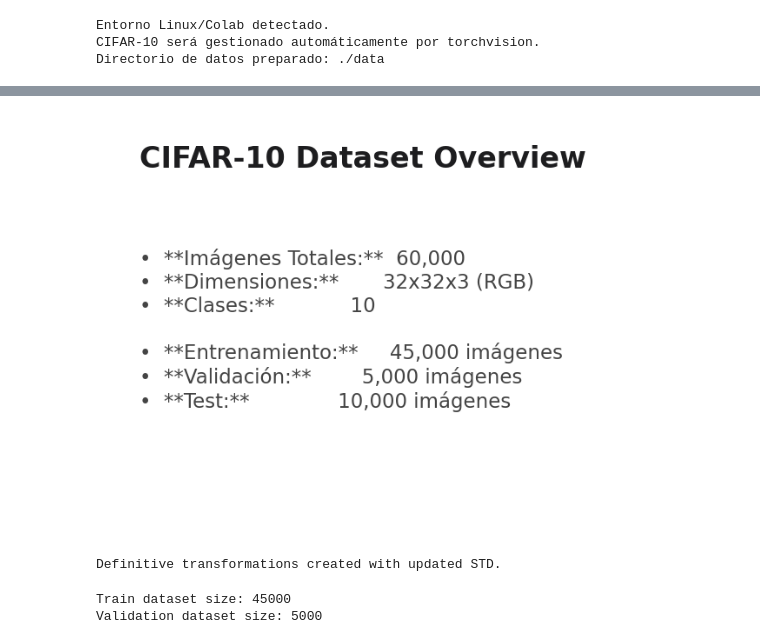
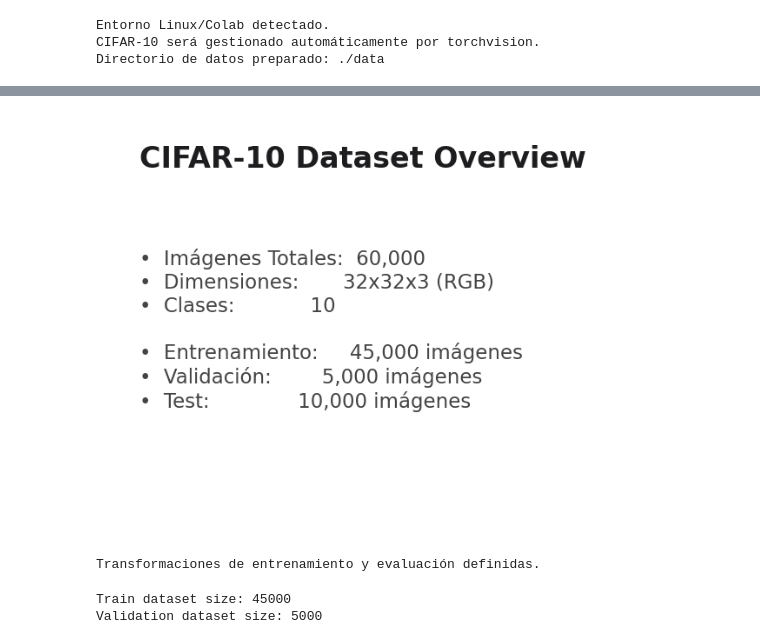
Before and after one commit to luisferojedat/claimai-policy-analyzer, a Jupyter notebook: Actividad2_CNN_LFOT(1).ipynb, the cells around one changed output, grey strips where cells are left out. Saved outputs shown, nothing was run; the diff lists cells and outputs as text; code cells hidden in the pictures.

```diff
--- a/Actividad2_CNN_LFOT(1).ipynb
+++ b/Actividad2_CNN_LFOT(1).ipynb
@@ -145,6 +133,11 @@ import numpy as np
 
 # categoria que corresponde a cada numero
 desc = ['Avion', 'Automovil', 'Pajaro', 'Gato', 'Ciervo', 'Perro', 'Rana', 'Caballo', 'Barco', 'Camion']
+
+classes = [
+    "airplane", "automobile", "bird", "cat", "deer",
+    "dog", "frog", "horse", "ship", "truck"
+]
 
 # ==============================================================================
 # Tarjeta de Resumen de Datos (Visualización Estilo Apple Minimalista)
@@ -153,43 +146,43 @@ desc = ['Avion', 'Automovil', 'Pajaro', 'Gato', 'Ciervo', 'Perro', 'Rana', 'Caba
 # Recopilar la información del dataset
 num_classes = len(desc)
 image_dims = "32x32x3 (RGB)"
 train_count = 45000
 val_count = 5000
 test_count = 10000
 total_images = train_count + val_count + test_count
 
 # Crear la figura y los ejes
 fig, ax = plt.subplots(figsize=(6, 4), dpi=150)
 apple_axes(ax) # Aplicar el estilo minimalista definido previamente
 ax.axis('off') # Eliminar los ejes
 
 # Título
 ax.text(0.05, 0.95, 'CIFAR-10 Dataset Overview', fontsize=16, fontweight='semibold', color='#1d1d1f', va='top')
 
 # Estadísticas clave
 stats_text = f"""
-•  **Imágenes Totales:**  {total_images:,}
-•  **Dimensiones:**       {image_dims}
-•  **Clases:**            {num_classes}
+•  Imágenes Totales:  {total_images:,}
+•  Dimensiones:       {image_dims}
+•  Clases:            {num_classes}
 
-•  **Entrenamiento:**     {train_count:,} imágenes
-•  **Validación:**        {val_count:,} imágenes
-•  **Test:**              {test_count:,} imágenes
+•  Entrenamiento:     {train_count:,} imágenes
+•  Validación:        {val_count:,} imágenes
+•  Test:              {test_count:,} imágenes
 """
 
 # Añadir el texto, usando un margen a la izquierda
 ax.text(0.05, 0.75, stats_text, fontsize=11, color='#444444', va='top', ha='left')
 
 # Eliminar cualquier borde residual de la figura si no se hizo en apple_axes
 fig.patch.set_facecolor('white')
 ax.set_facecolor('white')
 
 plt.show()
 # %% [output]
-[figure, old version]
+[figure, new version]
 # %%
 CIFAR10_MEAN = (0.4914, 0.4822, 0.4465)
-CIFAR10_STD = (0.2470, 0.2435, 0.2616) # Actualizado según la solicitud del usuario
+CIFAR10_STD = (0.2470, 0.2435, 0.2616)
 
 transform_train = transforms.Compose([
     transforms.RandomCrop(32, padding=4),
@@ -203,9 +196,9 @@ transform_eval = transforms.Compose([
     transforms.Normalize(CIFAR10_MEAN, CIFAR10_STD)
 ])
 
-print("Definitive transformations created with updated STD.")
+print("Transformaciones de entrenamiento y evaluación definidas.")
 # %% [output]
-Definitive transformations created with updated STD.
+Transformaciones de entrenamiento y evaluación definidas.
 # %%
 # 4. Crear TRAIN y VALIDATION correctamente
 # Create two CIFAR10 instances with different transforms
```
Also changed, not shown: parts of 129 cells of this notebook.
